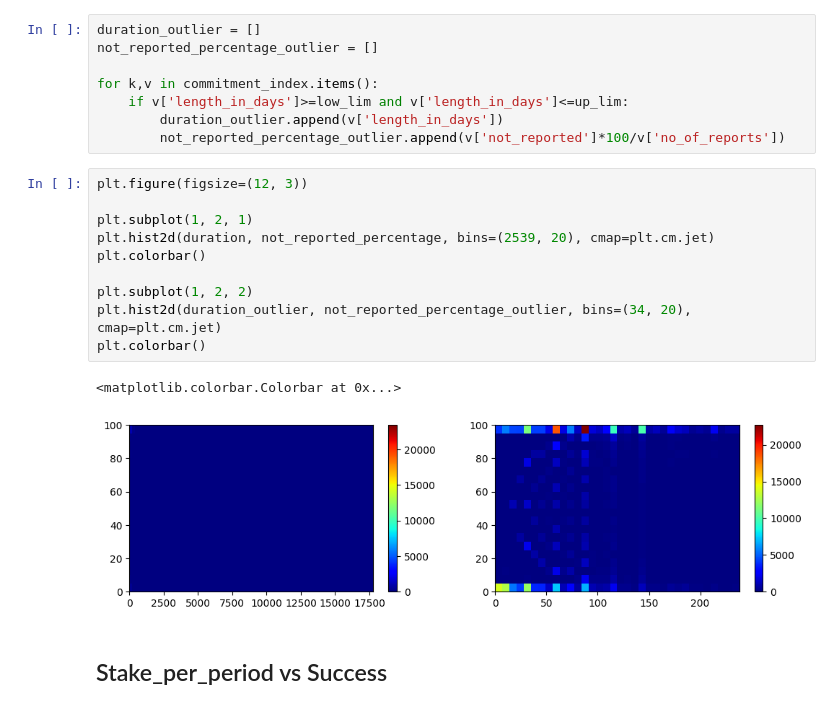
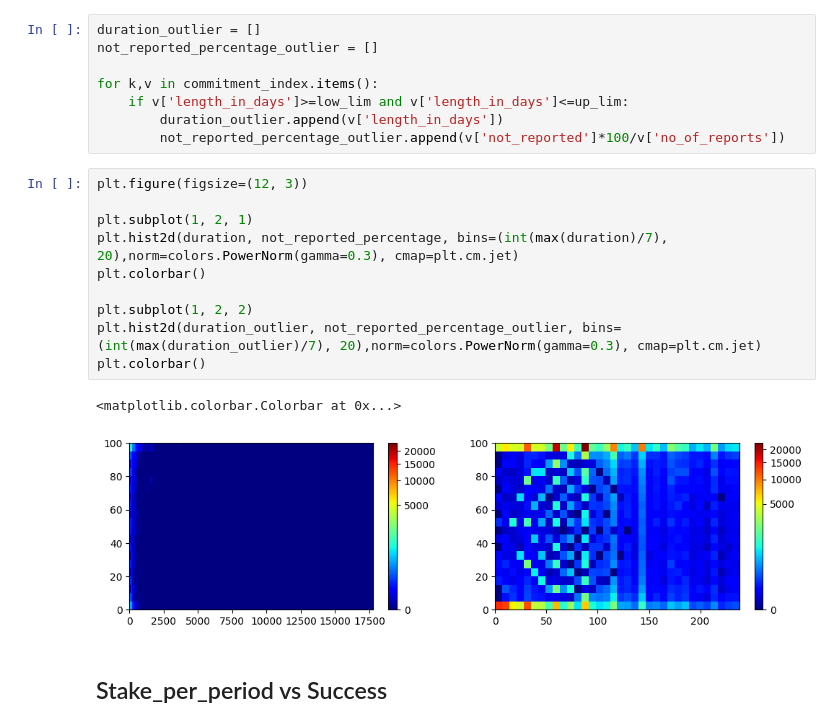
Before and after one commit to Hitkul/Put-Your-Money-Where-Your-Mouth-Is, a Jupyter notebook: analysis/Summary.ipynb, the cells around one changed output. Saved outputs shown, nothing was run; the diff lists cells and outputs as text.

```diff
--- a/analysis/Summary.ipynb
+++ b/analysis/Summary.ipynb
@@ -1109,16 +1106,16 @@ for k,v in commitment_index.items():
 # %%
 plt.figure(figsize=(12, 3))
 
 plt.subplot(1, 2, 1)
-plt.hist2d(duration, not_reported_percentage, bins=(2539, 20), cmap=plt.cm.jet)
+plt.hist2d(duration, not_reported_percentage, bins=(int(max(duration)/7), 20),norm=colors.PowerNorm(gamma=0.3), cmap=plt.cm.jet)
 plt.colorbar()
 
 plt.subplot(1, 2, 2)
-plt.hist2d(duration_outlier, not_reported_percentage_outlier, bins=(34, 20), cmap=plt.cm.jet)
+plt.hist2d(duration_outlier, not_reported_percentage_outlier, bins=(int(max(duration_outlier)/7), 20),norm=colors.PowerNorm(gamma=0.3), cmap=plt.cm.jet)
 plt.colorbar()
 # %% [output]
 <matplotlib.colorbar.Colorbar at 0x...>
-[figure, old version]
+[figure, new version]
 # %% [markdown]
 ## Stake_per_period vs Success
 # %%
```
Also changed, not shown: parts of 23 cells of this notebook.
